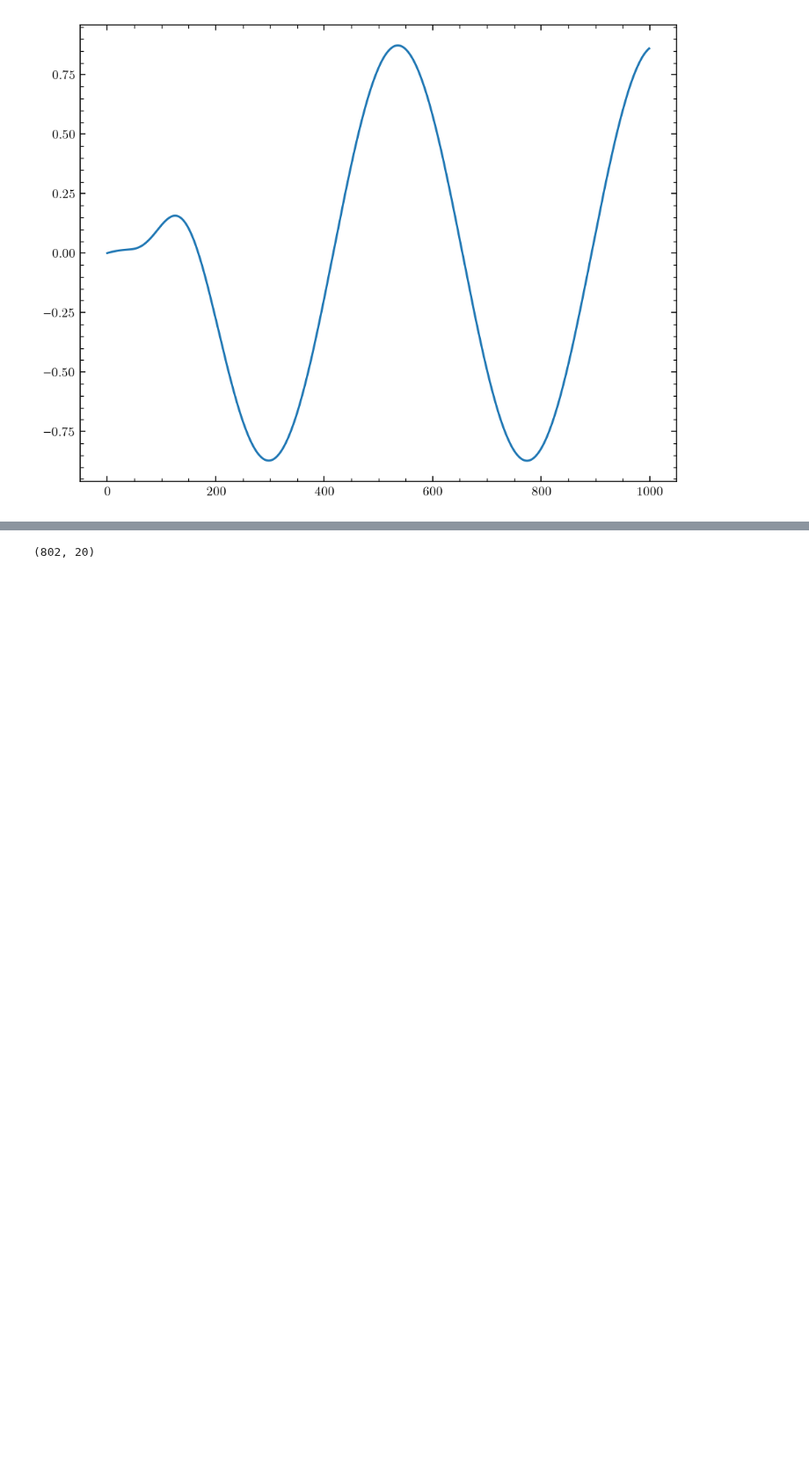
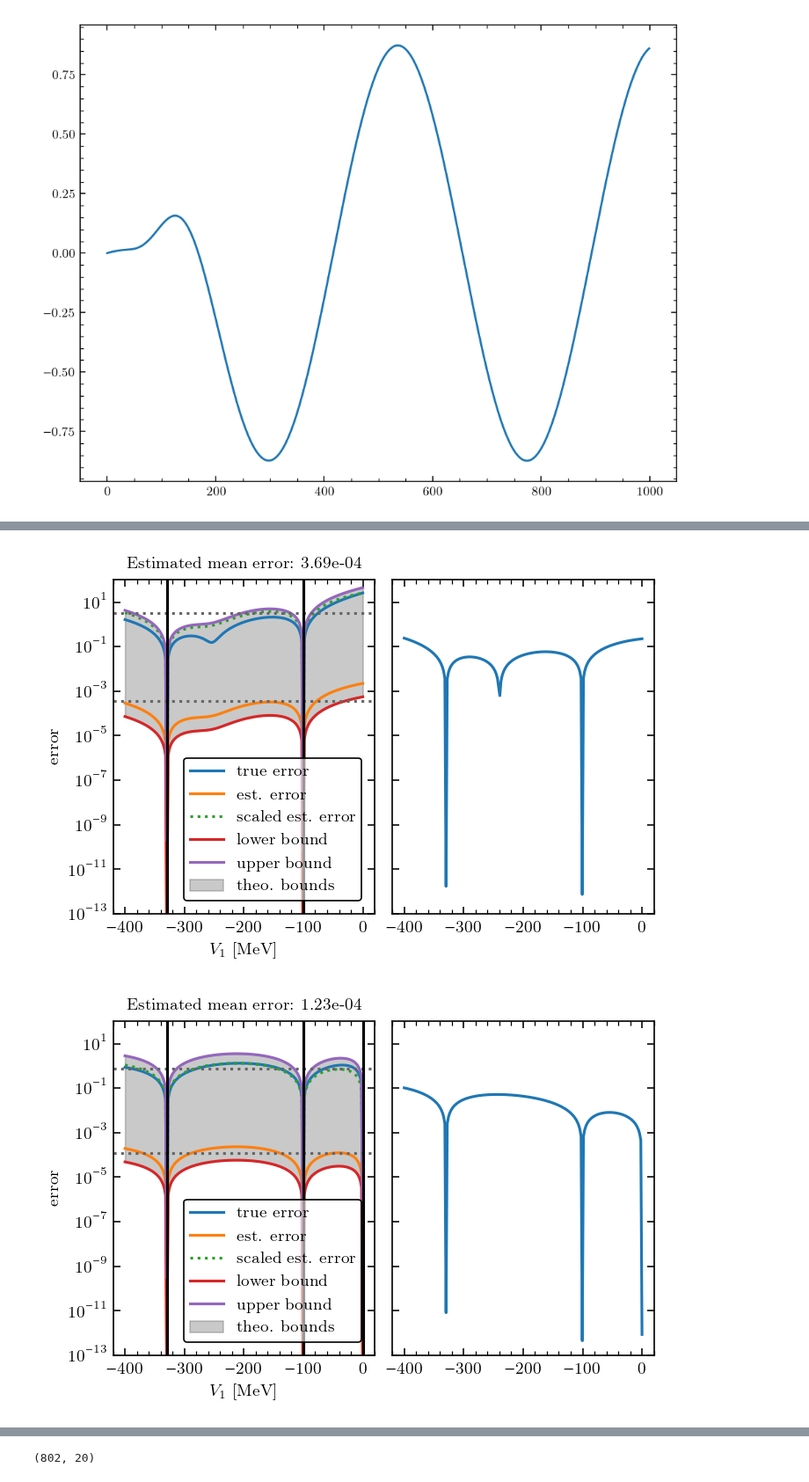
Before and after one commit to buqeye/cs_greedy_emulator, a Jupyter notebook: testing.ipynb, the cells around one changed output, grey strips where cells are left out. Shown at 88% size. Drawn from its saved outputs; the diff is of its cells as text; code cells hidden in the pictures; blank space fills up the shorter version.

```diff
--- a/testing.ipynb
+++ b/testing.ipynb
@@ -144,0 +151,47 @@ now greedily improving the snapshot basis:
+# %%
+from constants import cm
+num_iter = len(greedy_grom.greedy_logging)
+V0_arr = greedy_grom.lec_all_samples[:,2]
+for niter in range(num_iter):
+    fig, axs = plt.subplots(1,2, sharex=True, sharey=True,
+                            figsize=(12*cm,8*cm), constrained_layout=True)
+    ax = axs[0]
+    ax.set_xlabel("$V_1$ [MeV]")
+    ax.set_ylabel("error")
+    ax.set_ylim(1e-13, 1e2)
+    [snapshot_idxs, fom_sol, emulated_sol,
+     romErrors, realErrors, estErrBounds,
+     coercivity_constant] = greedy_grom.greedy_logging[niter]
+    ax.semilogy(V0_arr, realErrors, label=f"true error")
+    ax.semilogy(V0_arr, romErrors, ls="-", label=f"est. error")
+    ax.semilogy(V0_arr, coercivity_constant*romErrors,
+                ls=":", label=f"scaled est. error")
+    # print(1-np.max(np.abs(emulated_sol[-1, :])))
+    # print(np.max(np.abs(coercivity_constant*romErrors - realErrors)))
+    ax.semilogy(V0_arr, estErrBounds[:,0], label=f"lower bound")
+    ax.semilogy(V0_arr, estErrBounds[:,1], label=f"upper bound")
+
+    ax.fill_between(V0_arr, estErrBounds[:,0], estErrBounds[:,1],
+                    alpha=0.3, color='0.3',
+                    zorder=0, label="theo. bounds")
+    # ax.fill_between(V0_arr, estErrBounds[:,2], estErrBounds[:,3],
+    #             alpha=0.3, color='0.3',
+    #             zorder=0, label="theo. bounds")
+    for err in (romErrors,realErrors):
+        ax.axhline(np.mean(err), ls=":", c='0.4')
+    ax.set_title(f"Estimated mean error: {np.mean(romErrors):.2e}")
+
+    for idx in snapshot_idxs:
+        ax.axvline(V0_arr[idx], c="k")
+    ax.legend().set_zorder(102)
+
+    ax = axs[1]
+    Smats_emul = greedy_grom.get_S_matrix(emulated_sol)
+    Smats_fom = greedy_grom.get_S_matrix(fom_sol)
+    ax.semilogy(V0_arr, np.abs(Smats_emul - Smats_fom), label=f"true error")
+    # ax.semilogy(V0_arr, romErrors, ls="-", label=f"est. error")
+
+    fig.savefig(f"iter{niter}.png")
+# %% [output]
+[figure, added]
+[figure, added]
```
Also changed, not shown: parts of 10 cells of this notebook, 1 other file.
